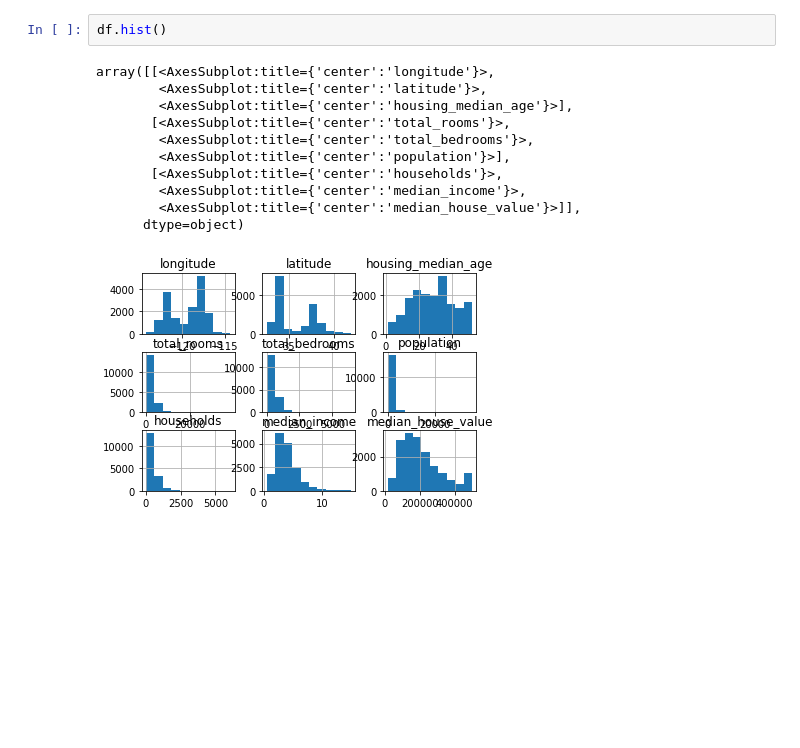
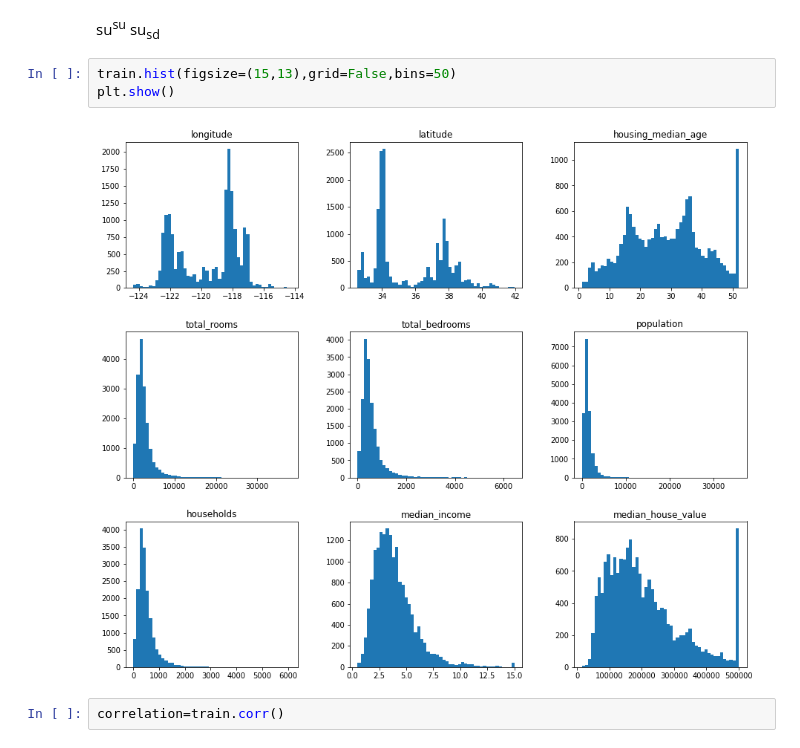
Before and after one commit to jxxngho/oss_dev, a Jupyter notebook: oss_0314.ipynb, the cells around one changed output. Cells and saved outputs as stored; diff of their text form; blank space fills up the shorter version.

```diff
--- a/oss_0314.ipynb
+++ b/oss_0314.ipynb
@@ -51,17 +37,13 @@ df.describe()
 | 50% | -118.490000 | 34.250000 | 29.000000 | 2127.000000 | 434.000000 | 1167.000000 | 409.000000 | ... |
 | 75% | -118.000000 | 37.720000 | 37.000000 | 3151.250000 | 648.250000 | 1721.000000 | 605.250000 | ... |
 | max | -114.310000 | 41.950000 | 52.000000 | 37937.000000 | 6445.000000 | 35682.000000 | 6082.000000 | ... |
-# %%
-df.hist()
-# %% [output]
-array([[<AxesSubplot:title={'center':'longitude'}>,
-        <AxesSubplot:title={'center':'latitude'}>,
-        <AxesSubplot:title={'center':'housing_median_age'}>],
-       [<AxesSubplot:title={'center':'total_rooms'}>,
-        <AxesSubplot:title={'center':'total_bedrooms'}>,
-        <AxesSubplot:title={'center':'population'}>],
-       [<AxesSubplot:title={'center':'households'}>,
-        <AxesSubplot:title={'center':'median_income'}>,
-        <AxesSubplot:title={'center':'median_house_value'}>]],
-      dtype=object)
-[figure, removed]
+# %% [markdown]
+su<sup>su</sup>
+su<sub>sd</sub>
+# %%
+train.hist(figsize=(15,13),grid=False,bins=50)
+plt.show()
+# %% [output]
+[figure, added]
+# %%
+correlation=train.corr()
```
Also changed, not shown: parts of 5 cells of this notebook.
